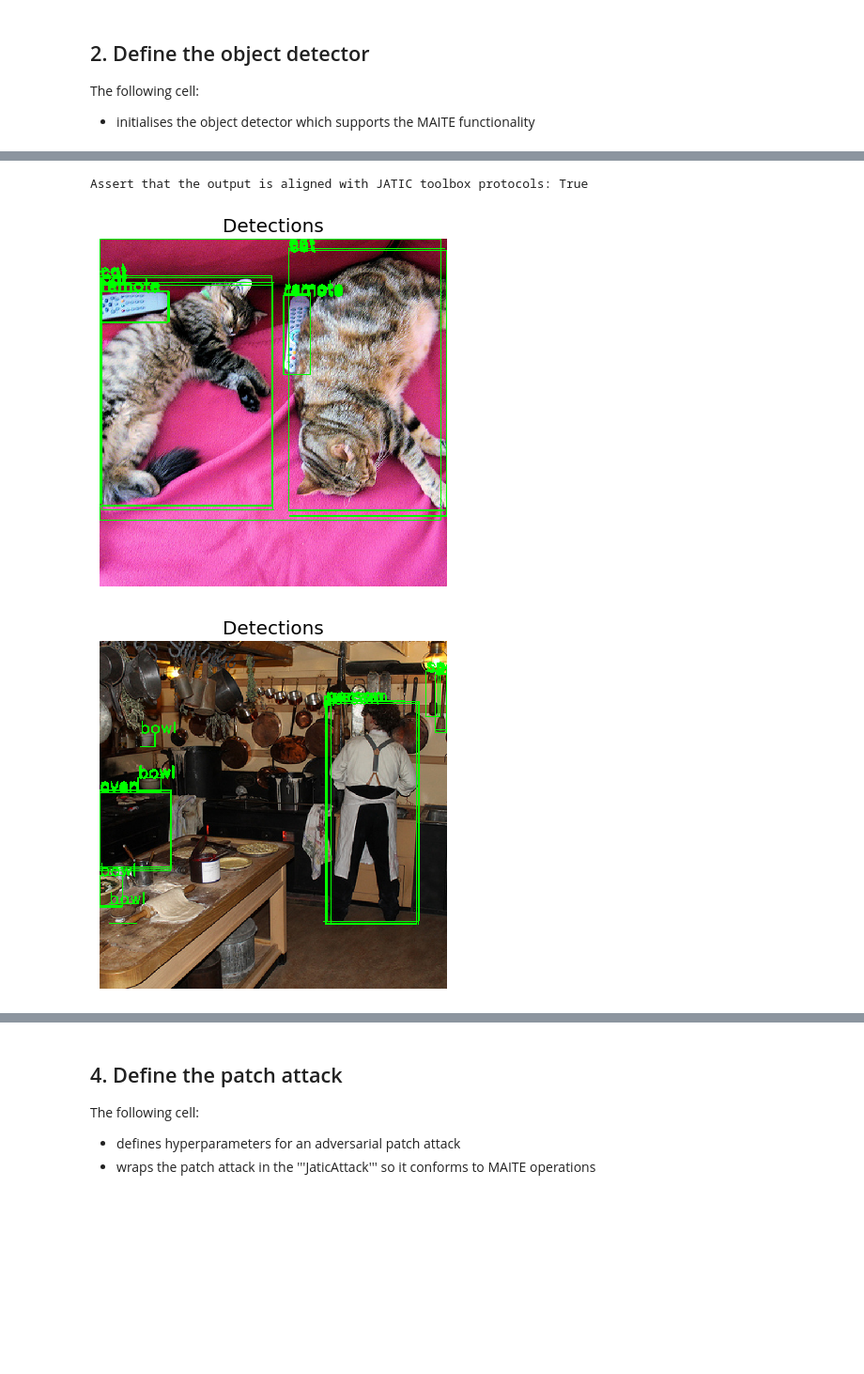
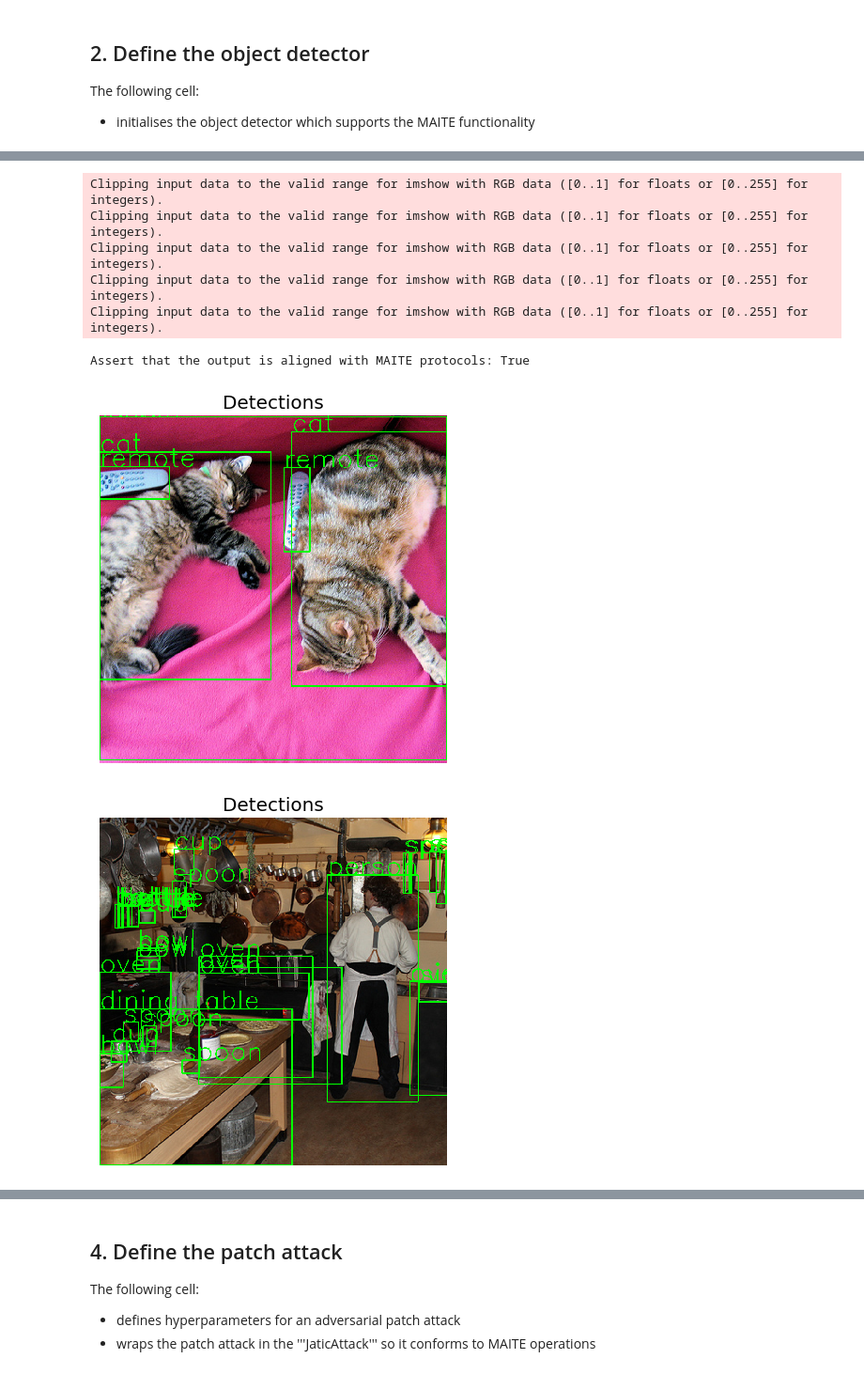
Before and after one commit to IBM/heart-library, a Jupyter notebook: notebooks/6_adversarial_patch_for_object_detection.ipynb, the cells around one changed output, grey strips where cells are left out. Shown at 94% size. Drawn from its saved outputs; the diff is of its cells as text; code cells hidden in the pictures; blank space fills up the shorter version.

```diff
--- a/notebooks/6_adversarial_patch_for_object_detection.ipynb
+++ b/notebooks/6_adversarial_patch_for_object_detection.ipynb
@@ -119,13 +126,20 @@ def filter_boxes(predictions, conf_thresh):
 The following cell:
 - initialises the object detector which supports the MAITE functionality
 # %%
-detector = JaticPyTorchYolo(device_type='cpu',
-                            input_shape=(3, 640, 640),
-                            clip_values=(0, 255),
-                            attack_losses=("loss_total", "loss_cls",
-                                        "loss_box",
-                                        "loss_obj"),
-                            labels=coco_labels)
+MEAN = [0.485, 0.456, 0.406]
+STD = [0.229, 0.224, 0.225]
+NUMBER_CHANNELS = 3
+INPUT_SHAPE = (NUMBER_CHANNELS, 800, 800)
+
+detector = JaticPyTorchDETR(device_type='cpu',
+                            input_shape=INPUT_SHAPE,
+                            clip_values=(0, 1),
+                            attack_losses=( "loss_ce",
+                                "loss_bbox",
+                                "loss_giou",),
+                            labels=coco_labels,
+                            channels_first=True,
+                            preprocessing=(MEAN, STD))
 
 print('Assert that the detector is aligned with MAITE protocols:', isinstance(detector, ObjectDetector))
 # %% [output]
@@ -138,9 +153,6 @@ The following cell:
 - Output predictions are returned when the detector is executed
 - The utility functions are used to draw the detections which are above a specified threshold on the images along with their predicted label
 # %%
-NUMBER_CHANNELS = 3
-INPUT_SHAPE = (NUMBER_CHANNELS, 640, 640)
-
 transform = transforms.Compose([
         transforms.Resize(INPUT_SHAPE[1], interpolation=transforms.InterpolationMode.BICUBIC),
         transforms.CenterCrop(INPUT_SHAPE[1]),
@@ -150,34 +162,39 @@ transform = transforms.Compose([
 urls = ['http://images.cocodataset.org/val2017/000000039769.jpg',
 'http://images.cocodataset.org/val2017/000000397133.jpg',
 'http://images.cocodataset.org/val2017/000000037777.jpg',
 'http://images.cocodataset.org/val2017/000000454661.jpg',
 'http://images.cocodataset.org/val2017/000000094852.jpg']
 
 coco_images = []
 for url in urls:
     im = Image.open(requests.get(url, stream=True).raw)
     im = transform(im).numpy()
     coco_images.append(im)
-coco_images = np.array(coco_images)*255
+coco_images = np.array(coco_images)
 
 '''
 Detect objects
 '''
 output = detector(coco_images)
 
 print('Assert that the output is aligned with MAITE protocols:', isinstance(output, HasDetectionPredictions))
 
 
 '''
 View the detections
 '''
 for i in range(len(coco_images)):
     pred = {'boxes': output.boxes[i],
             'scores': output.scores[i],
             'labels': output.labels[i]}
     preds_orig = extract_predictions(pred, 0.3)
     plot_image_with_boxes(img=coco_images[i].transpose(1,2,0).copy(), boxes=preds_orig[1], pred_cls=preds_orig[0], title="Detections")
 # %% [output]
-Assert that the output is aligned with JATIC toolbox protocols: True
+Clipping input data to the valid range for imshow with RGB data ([0..1] for floats or [0..255] for integers).
+Clipping input data to the valid range for imshow with RGB data ([0..1] for floats or [0..255] for integers).
+Clipping input data to the valid range for imshow with RGB data ([0..1] for floats or [0..255] for integers).
+Clipping input data to the valid range for imshow with RGB data ([0..1] for floats or [0..255] for integers).
+Clipping input data to the valid range for imshow with RGB data ([0..1] for floats or [0..255] for integers).
+Assert that the output is aligned with MAITE protocols: True
-[figure, old version]
+[figure, new version]
-[figure, old version]
+[figure, new version]
```
Also changed, not shown: parts of 6 cells of this notebook, 23 other files.
